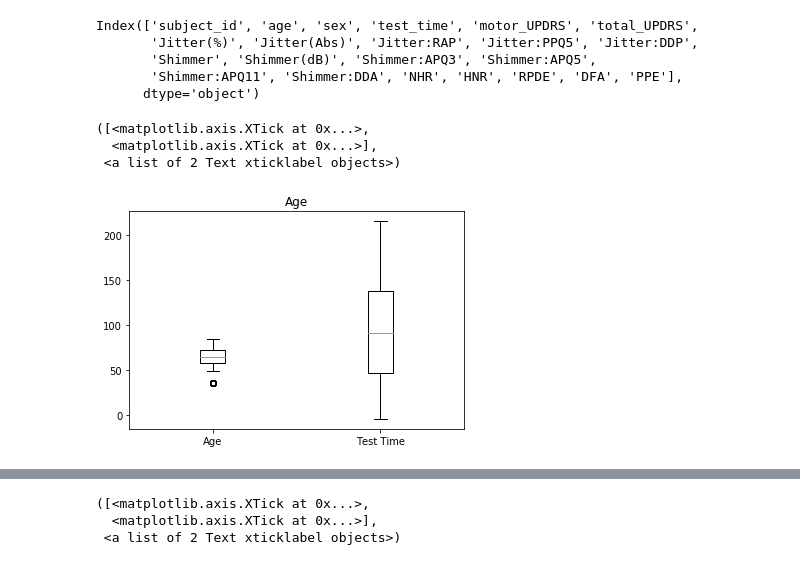
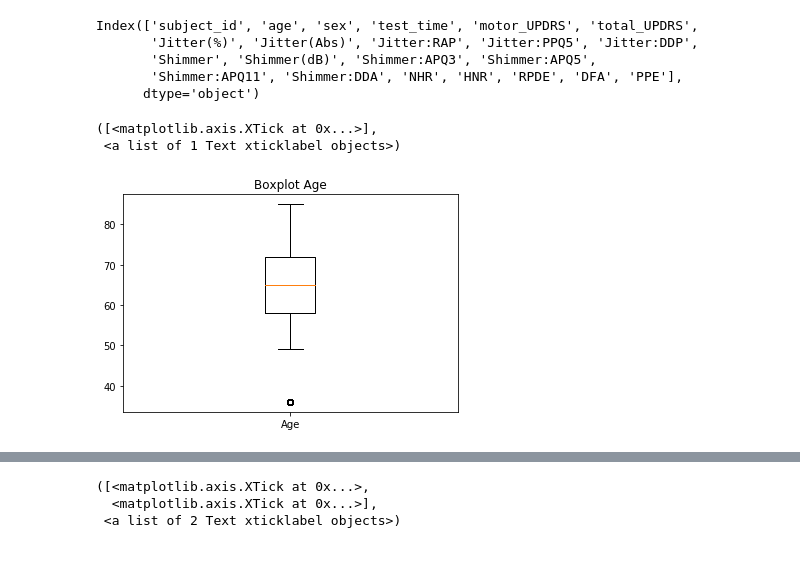
Before and after one commit to Mymoza/DataMining-UPDRS, a Jupyter notebook: UPDRS.ipynb, the cells around one changed output, grey strips where cells are left out. Cells and saved outputs as stored; diff of their text form; code cells hidden in the pictures.

Commit message:
Added many things, like new boxplot for 5 features left

```diff
--- a/UPDRS.ipynb
+++ b/UPDRS.ipynb
@@ -209,18 +214,17 @@ Index(['subject_id', 'age', 'sex', 'test_time', 'motor_UPDRS', 'total_UPDRS',
 # %%
 import numpy as np
 import matplotlib.pyplot as plt
 x1 = df.age
 x2 = df.test_time
 
-data = [x1,x2]
+data = [x1]
 #data = [x1, x2, x3, x4, x5, x6, x7, x8, x9]
 
 fig1, ax1 = plt.subplots()
-ax1.set_title('Age')
+ax1.set_title('Boxplot Age')
 ax1.boxplot(data)
-plt.xticks([1, 2], ['Age', 'Test Time'])
+plt.xticks([1], ['Age'])
 # %% [output]
-([<matplotlib.axis.XTick at 0x...>,
-  <matplotlib.axis.XTick at 0x...>],
- <a list of 2 Text xticklabel objects>)
+([<matplotlib.axis.XTick at 0x...>],
+ <a list of 1 Text xticklabel objects>)
-[figure, old version]
+[figure, new version]
```
Also changed, not shown: parts of 5 cells of this notebook.
